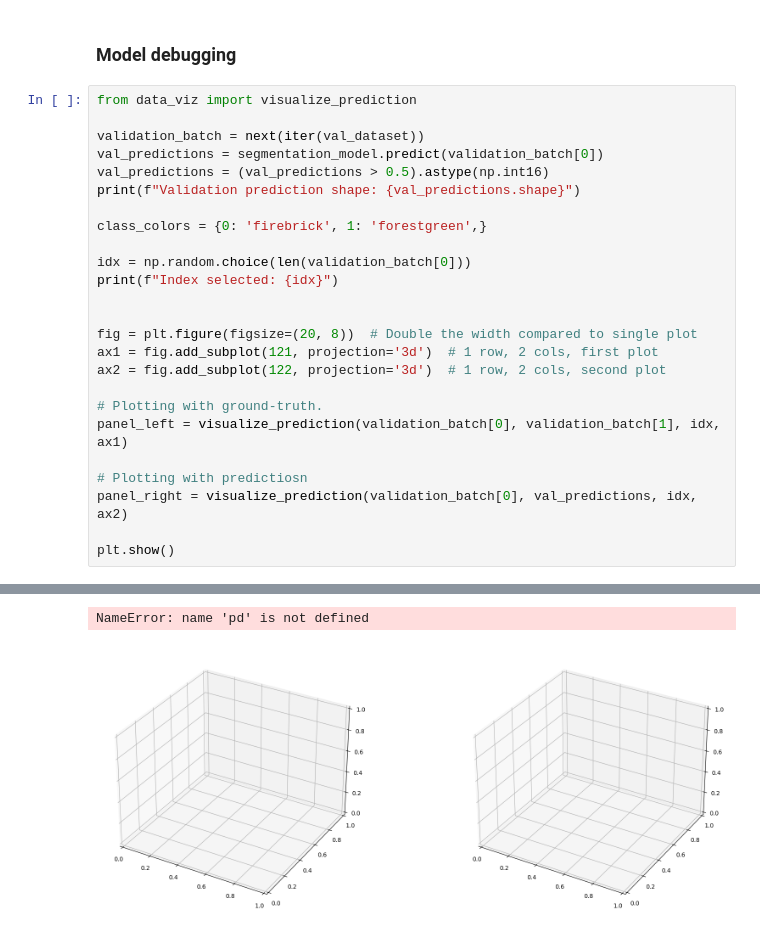
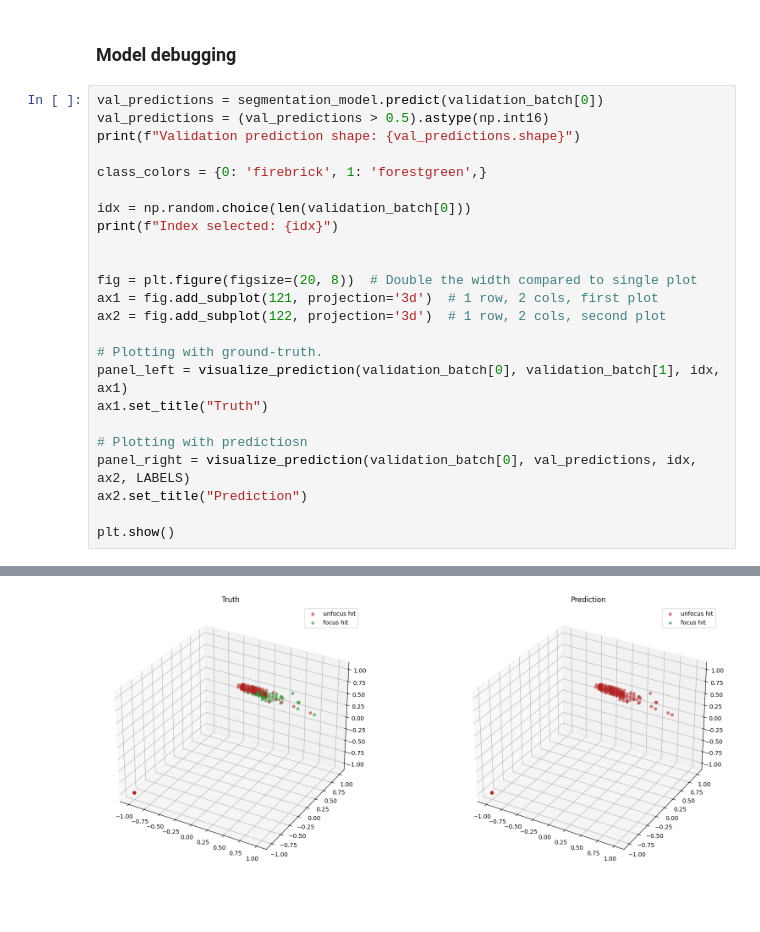
Before and after one commit to clissa/mlops, a Jupyter notebook: notebooks/01-refactoring-and-basic-logging.ipynb, the cells around one changed output, grey strips where cells are left out. Drawn from its saved outputs; the diff is of its cells as text; blank space fills up the shorter version.

Commit message:
Fix small issues with LABELS macro variable

```diff
--- a/notebooks/01-refactoring-and-basic-logging.ipynb
+++ b/notebooks/01-refactoring-and-basic-logging.ipynb
@@ -730,9 +733,6 @@ plot_result(history, "accuracy")
 # %% [markdown]
 ### Model debugging
 # %%
-from data_viz import visualize_prediction
-
-validation_batch = next(iter(val_dataset))
 val_predictions = segmentation_model.predict(validation_batch[0])
 val_predictions = (val_predictions > 0.5).astype(np.int16)
 print(f"Validation prediction shape: {val_predictions.shape}")
@@ -749,9 +749,11 @@ ax2 = fig.add_subplot(122, projection='3d')  # 1 row, 2 cols, second plot
 
 # Plotting with ground-truth.
 panel_left = visualize_prediction(validation_batch[0], validation_batch[1], idx, ax1)
+ax1.set_title("Truth")
 
 # Plotting with predictiosn
-panel_right = visualize_prediction(validation_batch[0], val_predictions, idx, ax2)
+panel_right = visualize_prediction(validation_batch[0], val_predictions, idx, ax2, LABELS)
+ax2.set_title("Prediction")
 
 plt.show()
 # %% [output]
@@ -761,2 +763 @@ Index selected: 6
-NameError: name 'pd' is not defined
-[figure, old version]
+[figure, new version]
```
Also changed, not shown: parts of 6 cells of this notebook, 1 other file.
